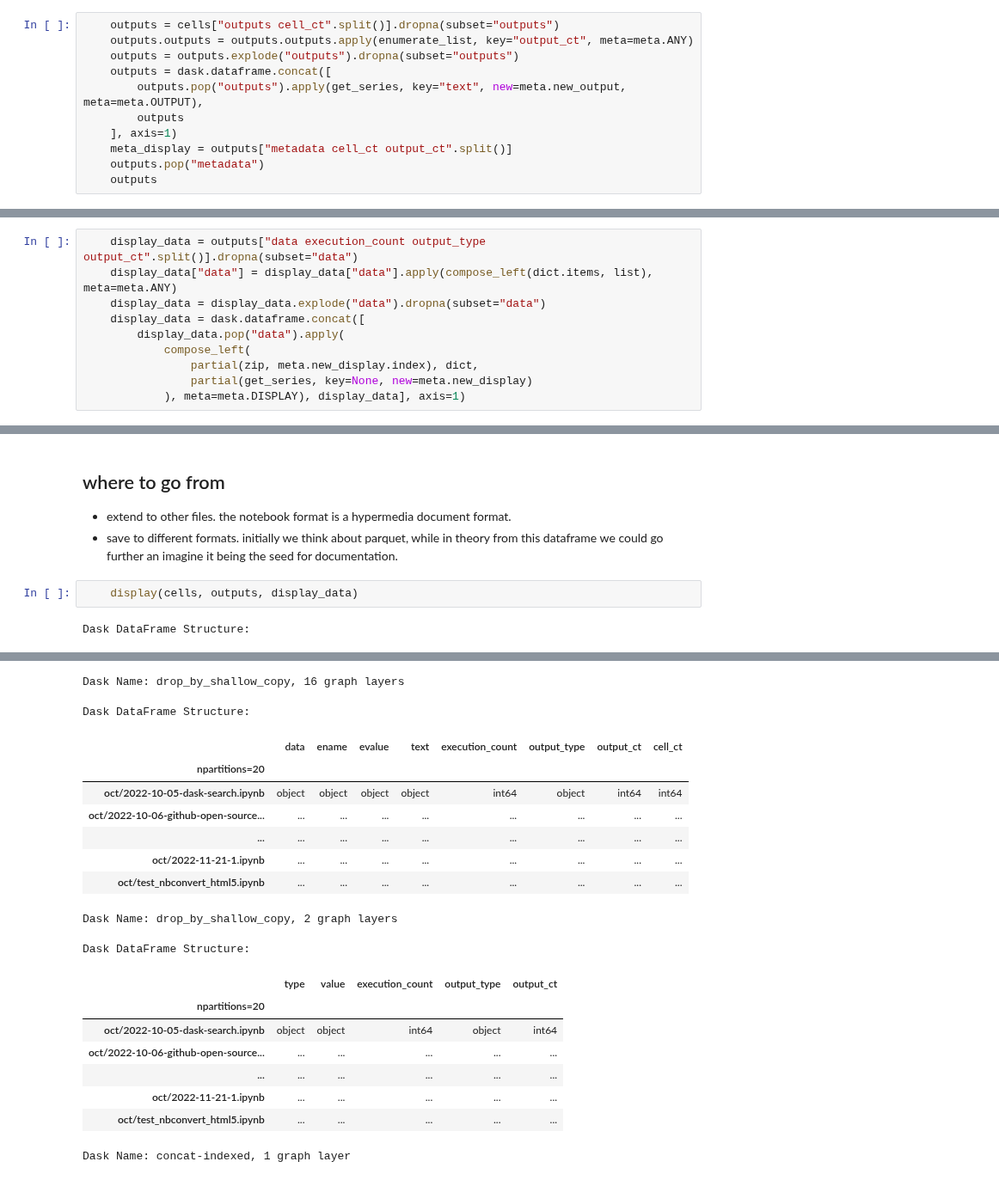
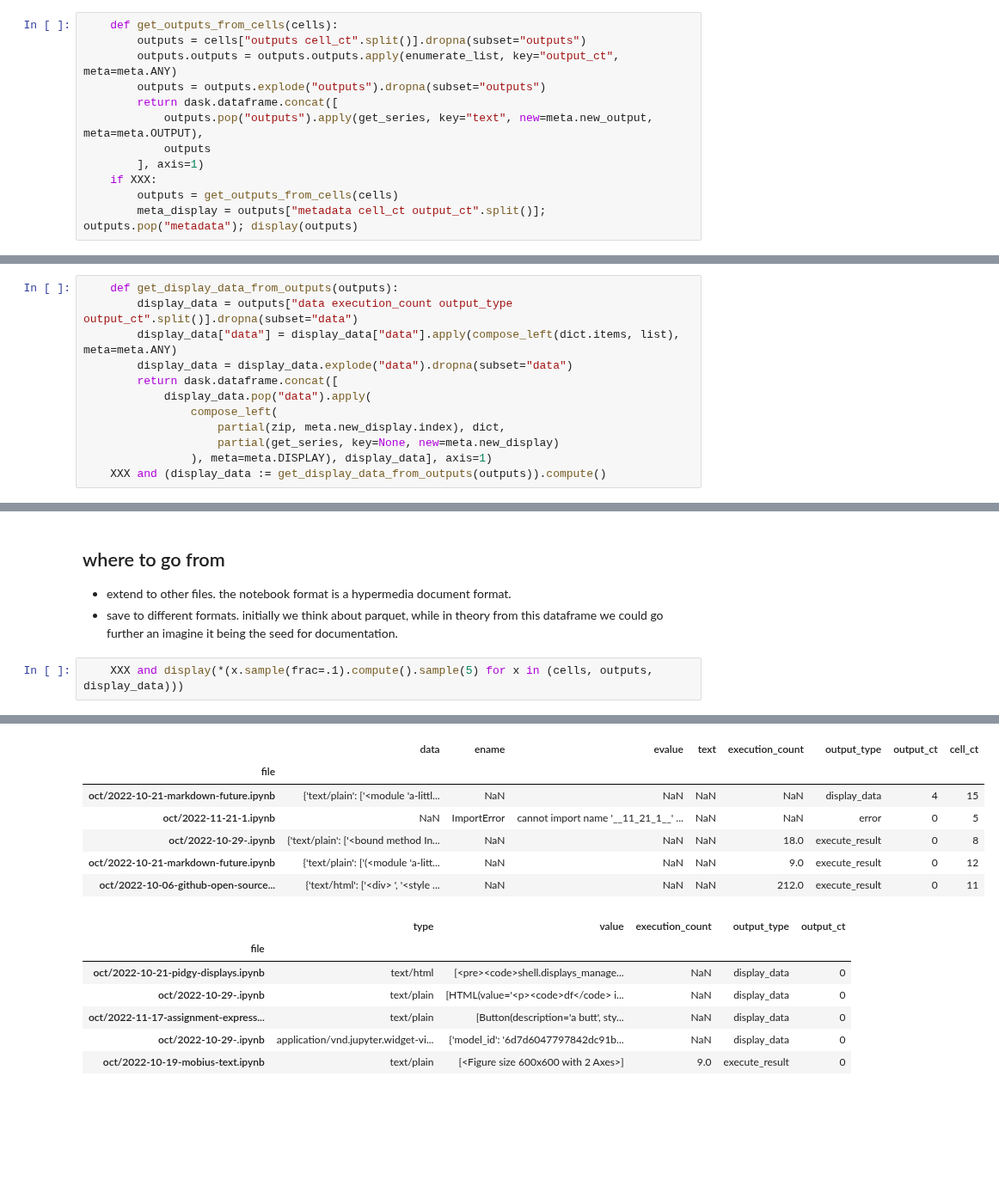
Before and after one commit to tonyfast/tonyfast, a Jupyter notebook: tonyfast/xxii/2022-11-23-better-dask-shape.ipynb, the cells around one changed output, grey strips where cells are left out. Shown at 86% size. Drawn from its saved outputs; the diff is of its cells as text; blank space fills up the shorter version.

Commit message:
cells to functions

```diff
--- a/tonyfast/xxii/2022-11-23-better-dask-shape.ipynb
+++ b/tonyfast/xxii/2022-11-23-better-dask-shape.ipynb
@@ -100,16 +105,17 @@ Dask Name: getitem, 16 graph layers
 # %% [markdown]
 new we deal will outputs that include display_data, stdout, and stderr.
 # %%
-    outputs = cells["outputs cell_ct".split()].dropna(subset="outputs")
-    outputs.outputs = outputs.outputs.apply(enumerate_list, key="output_ct", meta=meta.ANY)
-    outputs = outputs.explode("outputs").dropna(subset="outputs")
-    outputs = dask.dataframe.concat([
-        outputs.pop("outputs").apply(get_series, key="text", new=meta.new_output, meta=meta.OUTPUT),
-        outputs
-    ], axis=1)
-    meta_display = outputs["metadata cell_ct output_ct".split()]
-    outputs.pop("metadata")
-    outputs
+    def get_outputs_from_cells(cells):
+        outputs = cells["outputs cell_ct".split()].dropna(subset="outputs")
+        outputs.outputs = outputs.outputs.apply(enumerate_list, key="output_ct", meta=meta.ANY)
+        outputs = outputs.explode("outputs").dropna(subset="outputs")
+        return dask.dataframe.concat([
+            outputs.pop("outputs").apply(get_series, key="text", new=meta.new_output, meta=meta.OUTPUT),
+            outputs
+        ], axis=1)
+    if XXX:
+        outputs = get_outputs_from_cells(cells)
+        meta_display = outputs["metadata cell_ct output_ct".split()]; outputs.pop("metadata"); display(outputs)
 # %% [output]
 Dask DataFrame Structure:
 |  | data | ename | evalue | text | execution_count | output_type | output_ct | cell_ct |
@@ -123,12 +129,14 @@ Dask Name: drop_by_shallow_copy, 2 graph layers
 # %% [markdown]
 separating the different standard out/error displays from the rich display data. there is probably more to for managing the different types of outputs from the different reprs.
 # %%
-    display_data = outputs["data execution_count output_type output_ct".split()].dropna(subset="data")
-    display_data["data"] = display_data["data"].apply(compose_left(dict.items, list), meta=meta.ANY)
-    display_data = display_data.explode("data").dropna(subset="data")
-    display_data = dask.dataframe.concat([
-        display_data.pop("data").apply(
-            compose_left(
-                partial(zip, meta.new_display.index), dict,
-                partial(get_series, key=None, new=meta.new_display)
-            ), meta=meta.DISPLAY), display_data], axis=1)
+    def get_display_data_from_outputs(outputs):
+        display_data = outputs["data execution_count output_type output_ct".split()].dropna(subset="data")
+        display_data["data"] = display_data["data"].apply(compose_left(dict.items, list), meta=meta.ANY)
+        display_data = display_data.explode("data").dropna(subset="data")
+        return dask.dataframe.concat([
+            display_data.pop("data").apply(
+                compose_left(
+                    partial(zip, meta.new_display.index), dict,
+                    partial(get_series, key=None, new=meta.new_display)
+                ), meta=meta.DISPLAY), display_data], axis=1)
+    XXX and (display_data := get_display_data_from_outputs(outputs)).compute()
@@ -139,7 +162,6 @@ separating the different standard out/error displays from the rich display data.
 * save to different formats. initially we think about parquet, while in theory from this dataframe
 we could go further an imagine it being the seed for documentation.
 # %%
-    display(cells, outputs, display_data)
+    XXX and display(*(x.sample(frac=.1).compute().sample(5) for x in (cells, outputs, display_data)))
 # %% [output]
-Dask DataFrame Structure:
 |  | cell_type | execution_count | id | outputs | source | cell_ct |
@@ -152,19 +174,14 @@ Dask DataFrame Structure:
-Dask Name: drop_by_shallow_copy, 16 graph layers
-Dask DataFrame Structure:
 |  | data | ename | evalue | text | execution_count | output_type | output_ct | cell_ct |
-| npartitions=20 |  |  |  |  |  |  |  |  |
-| oct/2022-10-05-dask-search.ipynb | object | object | object | object | int64 | object | int64 | int64 |
-| oct/2022-10-06-github-open-source... | ... | ... | ... | ... | ... | ... | ... | ... |
-| ... | ... | ... | ... | ... | ... | ... | ... | ... |
-| oct/2022-11-21-1.ipynb | ... | ... | ... | ... | ... | ... | ... | ... |
-| oct/test_nbconvert_html5.ipynb | ... | ... | ... | ... | ... | ... | ... | ... |
+| file |  |  |  |  |  |  |  |  |
+| oct/2022-10-21-markdown-future.ipynb | {'text/plain': ['<module 'a-littl... | NaN | NaN | NaN | NaN | display_data | 4 | 15 |
+| oct/2022-11-21-1.ipynb | NaN | ImportError | cannot import name '__11_21_1__' ... | NaN | NaN | error | 0 | 5 |
+| oct/2022-10-29-.ipynb | {'text/plain': ['<bound method In... | NaN | NaN | NaN | 18.0 | execute_result | 0 | 8 |
+| oct/2022-10-21-markdown-future.ipynb | {'text/plain': ['(<module 'a-litt... | NaN | NaN | NaN | 9.0 | execute_result | 0 | 12 |
+| oct/2022-10-06-github-open-source... | {'text/html': ['<div> ', '<style ... | NaN | NaN | NaN | 212.0 | execute_result | 0 | 11 |
-Dask Name: drop_by_shallow_copy, 2 graph layers
-Dask DataFrame Structure:
 |  | type | value | execution_count | output_type | output_ct |
-| npartitions=20 |  |  |  |  |  |
-| oct/2022-10-05-dask-search.ipynb | object | object | int64 | object | int64 |
-| oct/2022-10-06-github-open-source... | ... | ... | ... | ... | ... |
-| ... | ... | ... | ... | ... | ... |
-| oct/2022-11-21-1.ipynb | ... | ... | ... | ... | ... |
-| oct/test_nbconvert_html5.ipynb | ... | ... | ... | ... | ... |
+| file |  |  |  |  |  |
+| oct/2022-10-21-pidgy-displays.ipynb | text/html | [<pre><code>shell.displays_manage... | NaN | display_data | 0 |
+| oct/2022-10-29-.ipynb | text/plain | [HTML(value='<p><code>df</code> i... | NaN | display_data | 0 |
+| oct/2022-11-17-assignment-express... | text/plain | [Button(description='a butt', sty... | NaN | display_data | 0 |
+| oct/2022-10-29-.ipynb | application/vnd.jupyter.widget-vi... | {'model_id': '6d7d6047797842dc91b... | NaN | display_data | 0 |
+| oct/2022-10-19-mobius-text.ipynb | text/plain | [<Figure size 600x600 with 2 Axes>] | 9.0 | execute_result | 0 |
-Dask Name: concat-indexed, 1 graph layer
```
Also changed, not shown: parts of 7 cells of this notebook.
